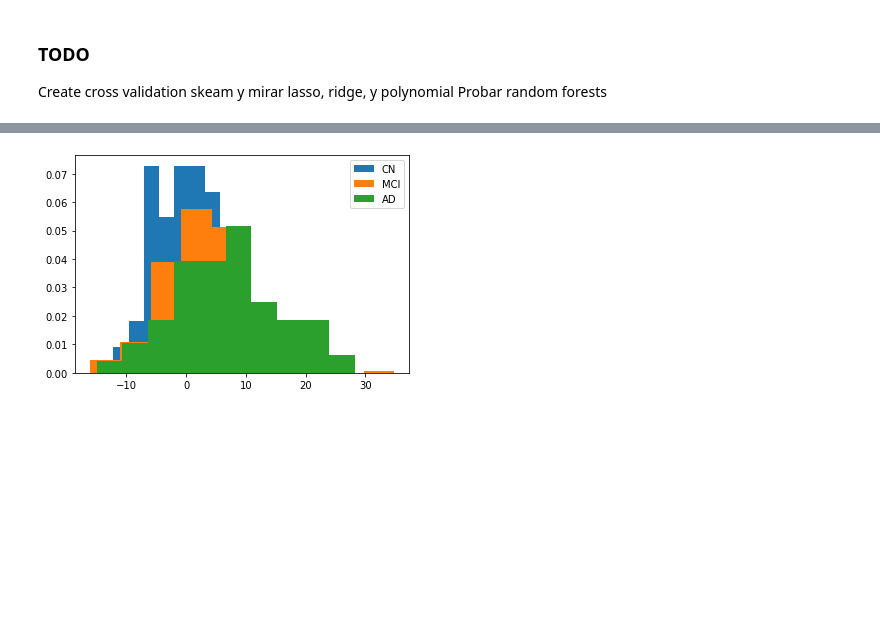
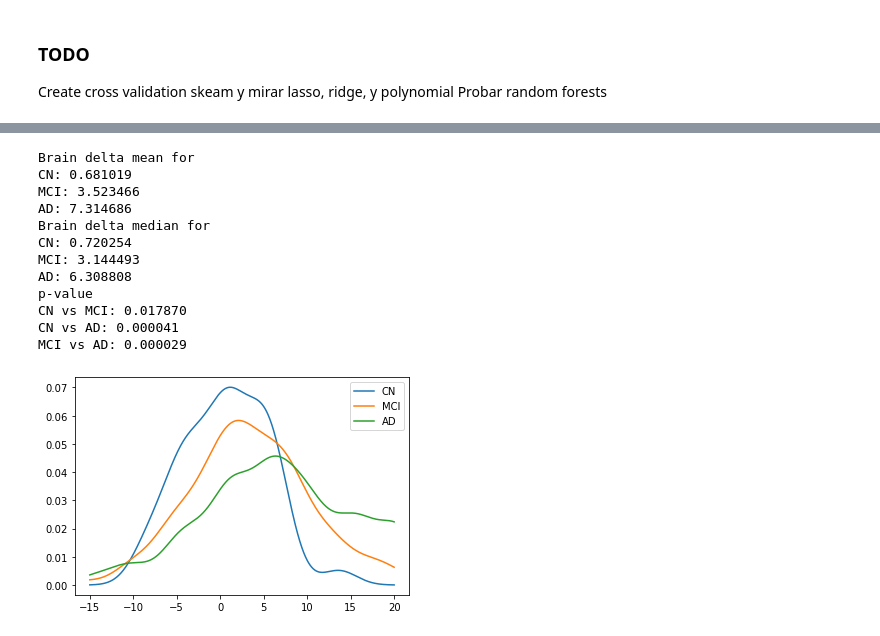
Before and after one commit to JGarciaCondado/ADNIBrainAge, a Jupyter notebook: jupyternotebooks/data_exploration.ipynb, the cells around one changed output, grey strips where cells are left out. Cells and saved outputs as stored; diff of their text form; code cells hidden in the pictures; blank space fills up the shorter version.

Commit message:
Add conversor exploration of data

```diff
--- a/jupyternotebooks/data_exploration.ipynb
+++ b/jupyternotebooks/data_exploration.ipynb
@@ -251,10 +209,66 @@ AD: 6.980765
-# %%
-plt.hist(delta_brain_controls, label='CN', density=True)
-plt.hist(delta_brain_mci, label='MCI', density=True)
-plt.hist(delta_brain_ad, label='AD', density=True)
-plt.legend()
-plt.show()
-# %% [output]
-[figure, removed]
 # %%
-# TODO mirar conversor donde cae
+# Harmonize all data
+Y = df_full[features].to_numpy()
+b = df_full['SITEID'].to_numpy()
+X = df_full['AGE'].to_numpy()[:, np.newaxis]
+C = df_full[['Vscale', 'PTGENDER', 'Phase']].to_numpy()
+y_adjusted = combat.transform(Y=Y, b=b, X=X, C=C)
+df_full['PredBrainAge'] = LR.predict(y_adjusted)
+df_full['BrainDelta'] = df_full['PredBrainAge']-df_full['AGE']
+# %%
+# Explore difference between CN, MCI and AD
+df_mci = df_full[df_full['DIAGNOSIS']==2.0]
+df_ad = df_full[df_full['DIAGNOSIS']==3.0]
+
+# Make estimations
+delta_brain_controls = errors
+delta_brain_mci = df_mci['BrainDelta'].to_numpy()
+delta_brain_ad = df_ad['BrainDelta'].to_numpy()
+
+# Obtain mean and medians for each
+print('Brain delta mean for')
+print('CN: %f' % np.mean(delta_brain_controls))
+print('MCI: %f' % np.mean(delta_brain_mci))
+print('AD: %f' % np.mean(delta_brain_ad))
+print('Brain delta median for')
+print('CN: %f' % np.median(delta_brain_controls))
+print('MCI: %f' % np.median(delta_brain_mci))
+print('AD: %f' % np.median(delta_brain_ad))
+
+# Calculate p-value
+print('p-value')
+tstat_cnvsmci, pval_cnvsmci = ttest_ind(delta_brain_controls, delta_brain_mci)
+tstat_cnvsad, pval_cnvsad = ttest_ind(delta_brain_controls, delta_brain_ad)
+tstat_mcivsad, pval_mcivsad = ttest_ind(delta_brain_ad, delta_brain_mci)
+print('CN vs MCI: %f' % pval_cnvsmci)
+print('CN vs AD: %f' % pval_cnvsad)
+print('MCI vs AD: %f' % pval_mcivsad)
+
+# Plot kernel density estimates for samples
+from sklearn.neighbors import KernelDensity
+X_plot = np.linspace(-15, 20, 1000)[:, np.newaxis]
+kde_cn = KernelDensity(kernel="gaussian", bandwidth=2).fit(delta_brain_controls[:, np.newaxis])
+log_dens_cn = kde_cn.score_samples(X_plot)
+plt.plot(X_plot[:, 0], np.exp(log_dens_cn), label='CN')
+kde_mci = KernelDensity(kernel="gaussian", bandwidth=2).fit(delta_brain_mci[:, np.newaxis])
+log_dens_mci = kde_mci.score_samples(X_plot)
+plt.plot(X_plot[:, 0], np.exp(log_dens_mci), label='MCI')
+kde_ad = KernelDensity(kernel="gaussian", bandwidth=2).fit(delta_brain_ad[:, np.newaxis])
+log_dens_ad = kde_ad.score_samples(X_plot)
+plt.plot(X_plot[:, 0], np.exp(log_dens_ad), label='AD')
+plt.legend()
+plt.show()
+# %% [output]
+Brain delta mean for
+CN: 0.681019
+MCI: 3.523466
+AD: 7.314686
+Brain delta median for
+CN: 0.720254
+MCI: 3.144493
+AD: 6.308808
+p-value
+CN vs MCI: 0.017870
+CN vs AD: 0.000041
+MCI vs AD: 0.000029
+[figure, added]
```
Also changed, not shown: parts of 12 cells of this notebook.
